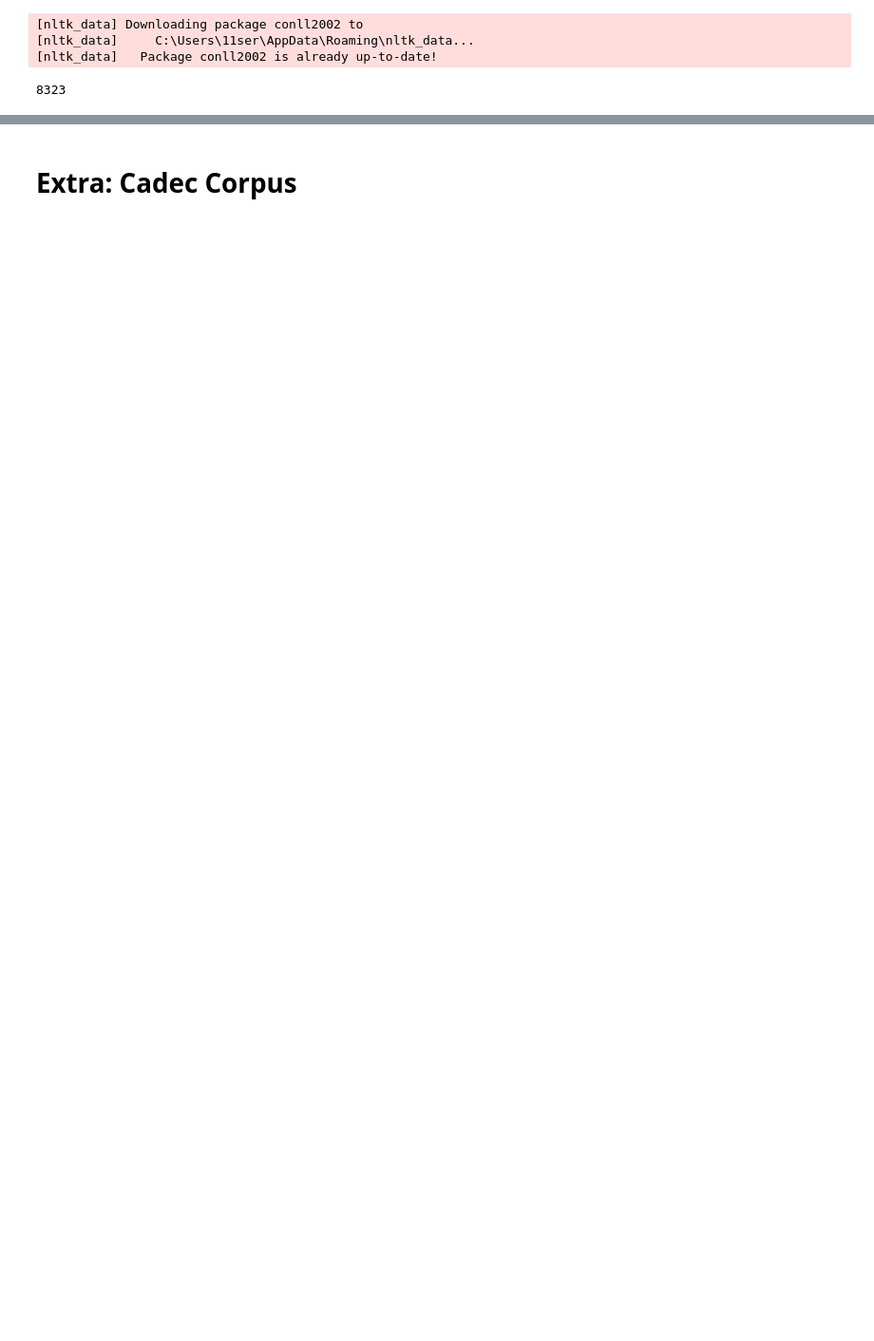
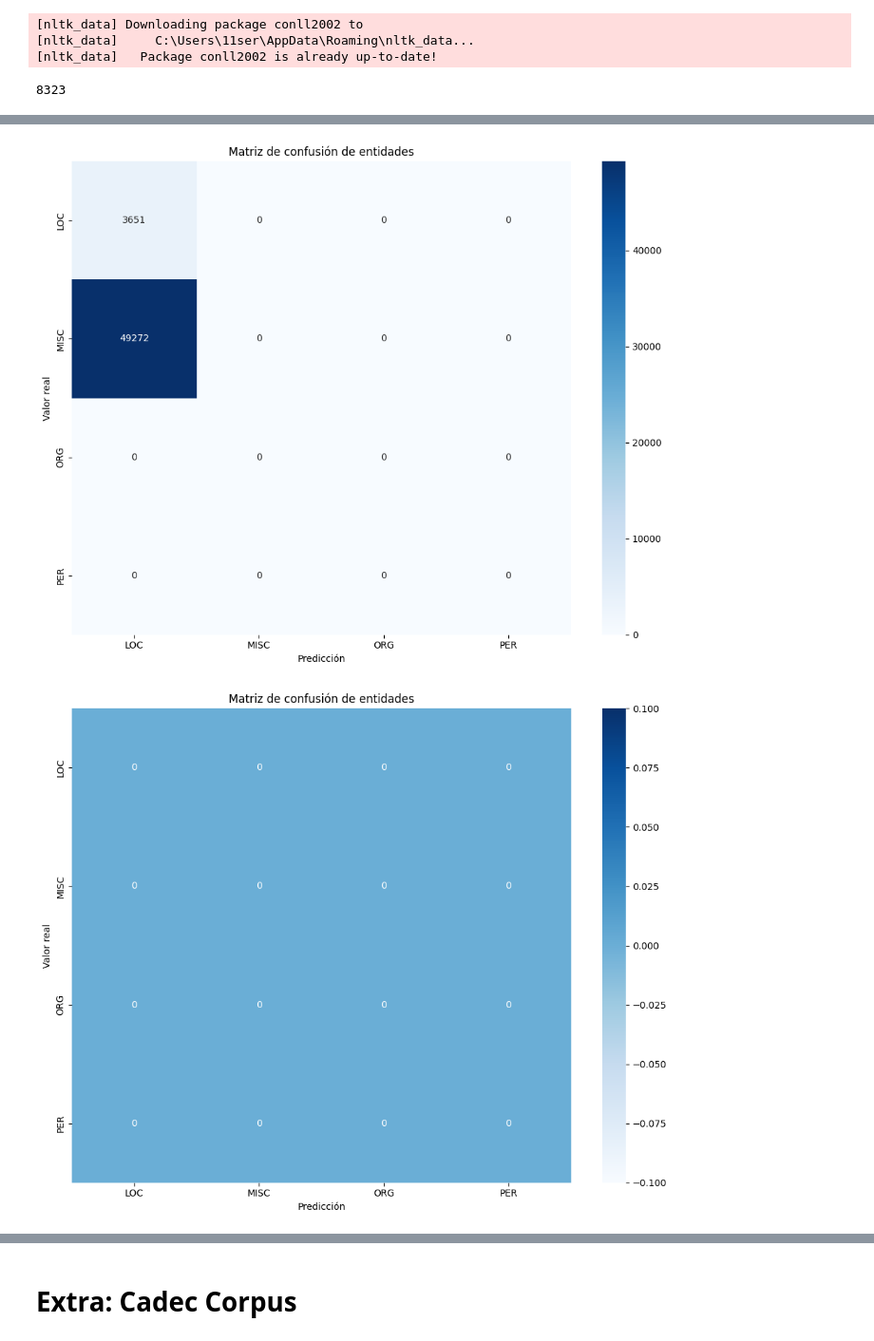
Before and after one commit to EnSergiEsFeo63/PLH-Practica3, a Jupyter notebook: prac_sergi_sam.ipynb, the cells around one changed output, grey strips where cells are left out. Shown at 95% size. Cells and saved outputs as stored; diff of their text form; code cells hidden in the pictures; blank space fills up the shorter version.

```diff
--- a/prac_sergi_sam.ipynb
+++ b/prac_sergi_sam.ipynb
@@ -190,11 +170,9 @@ def generate_features(feature_selection):
 
                 # En generate_features, añadir:
         if feature_selection.get("gazetteers", True):
-            locations_list, person_names_list, organizations_list = gazetters()
             features.update({
                 "in_locations": word.lower() in locations_list,
-                "in_person_names": word.lower() in person_names_list,
-                "in_organizations": word.lower() in organizations_list
+                "in_person_names": word.lower() in person_names_list
             })
 
         return features
@@ -458,38 +674,42 @@ class NERCRF:
 # %%
-# Ejemplo de uso
-if __name__ == "__main__":
-    # Función de características de ejemplo
-    def custom_features(sentence, index):
-        word = sentence[index][0]
-        features = {
-            'word': word,
-            'word.lower()': word.lower(),
-            'prefix3': word[:3],
-            'suffix3': word[-3:],
-            'prev_word': sentence[index-1][0] if index > 0 else '<START>',
-            'next_word': sentence[index+1][0] if index < len(sentence)-1 else '<END>',
-            'is_capitalized': word[0].isupper(),
-        }
-        return features
+# Define tu selección de características
+feature_selection = {
+    "word_form": True,           # Basic word characteristics
+    "prefix_suffix": True,       # Prefixes and suffixes
+    "morphology": True,          # Morphological features
+    "context": True,             # Surrounding words
+    "lemma_pos_tags": True,      # POS tagging and lemmas
+    "date_time_patterns": True,  # Date and time patterns
+    "symbol_patterns": True,     # Special characters
+    "length": True,              # Word length features
+    "position": True,            # Position features
+    "gazetteers": True           # Gazetteer features
+}
 
-    # Entrenar modelo para español con BIOES
-    spanish_model = NERCRF(
-        language='esp',
-        encoding='bioes',
-        feature_func=custom_features,
-        model_file='esp_model.crf'
-    )
-    spanish_model.train_model()
-    recall, precision, f1 = spanish_model.evaluate('dev')
-    print(f"Resultados para español (BIOES):\nRecall: {recall:.2f}, Precision: {precision:.2f}, F1: {f1:.2f}")
+# Genera la función de características con tus ajustes
+feature_func = generate_features(feature_selection)
 
-    # Entrenar modelo para neerlandés con IO
-    dutch_model = NERCRF(
-        language='ned',
-        encoding='io',
-        feature_func=custom_features,
-        model_file='ned_model.crf'
-    )
-    dutch_model.train_model()
-    recall, precision, f1 = dutch_model.evaluate('test')
-    print(f"Resultados para neerlandés (IO):\nRecall: {recall:.2f}, Precision: {precision:.2f}, F1: {f1:.2f}")
+# Entrenar modelo para español con BIOES usando tus características avanzadas
+spanish_model = NERCRF(
+    language='esp',
+    encoding='bioes',
+    feature_func=feature_func,  # Usa tu función más completa
+    model_file='esp_model.crf'
+)
+spanish_model.train_model()
+recall, precision, f1 = spanish_model.evaluate('dev')
+spanish_model.matriu_confusio(split='dev')
+print(f"Resultados para español (BIOES):\nRecall: {recall:.2f}, Precision: {precision:.2f}, F1: {f1:.2f}")
+
+# Entrenar modelo para neerlandés con IO usando tus características avanzadas
+dutch_model = NERCRF(
+    language='ned',
+    encoding='io',
+    feature_func=feature_func,  # Usa la misma función
+    model_file='ned_model.crf'
+)
+dutch_model.train_model()
+recall, precision, f1 = dutch_model.evaluate('test')
+dutch_model.matriu_confusio(split='test')
+print(f"Resultados para neerlandés (IO):\nRecall: {recall:.2f}, Precision: {precision:.2f}, F1: {f1:.2f}")
+# %% [output]
@@ -495,0 +720,2 @@ if __name__ == "__main__":
+[figure, added]
+[figure, added]
```
Also changed, not shown: parts of 7 cells of this notebook, 21 other files.
